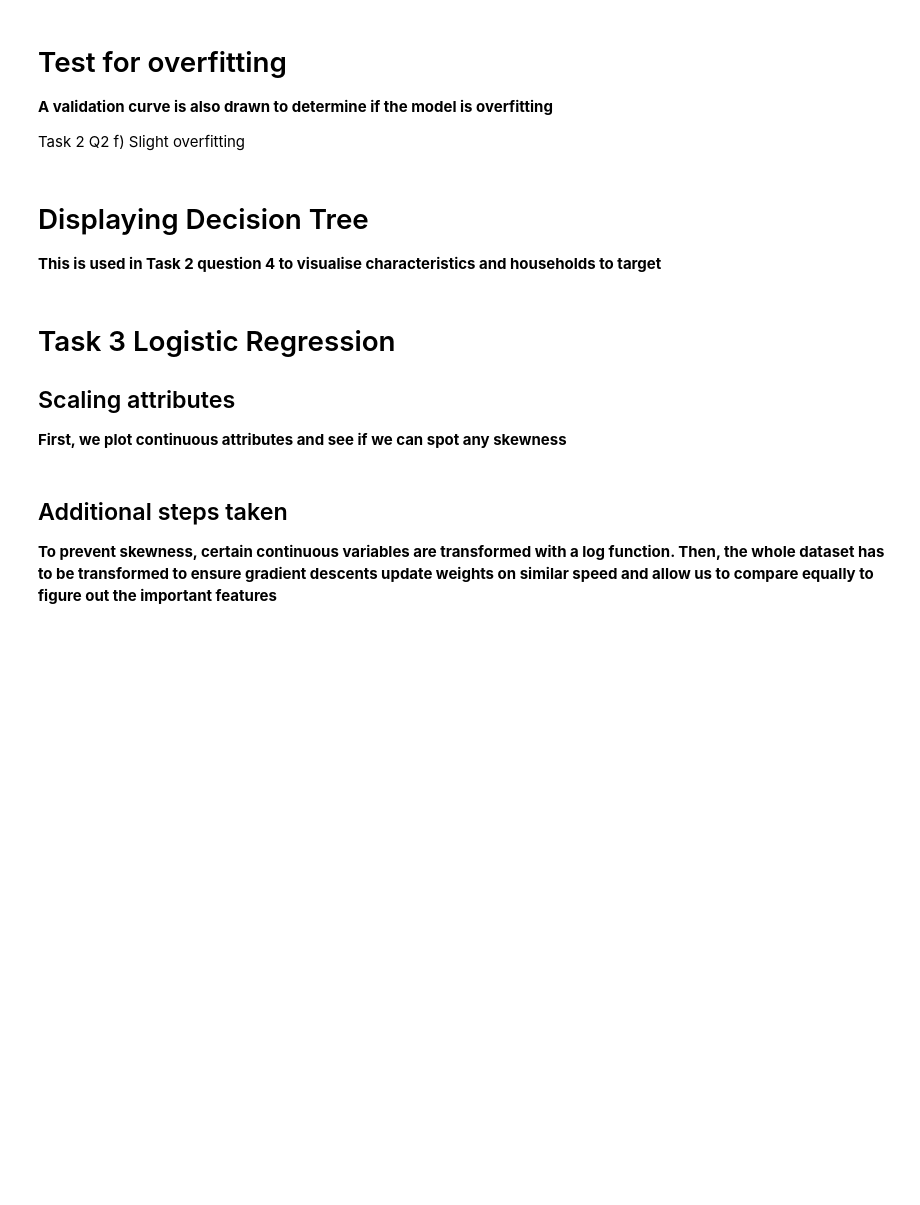
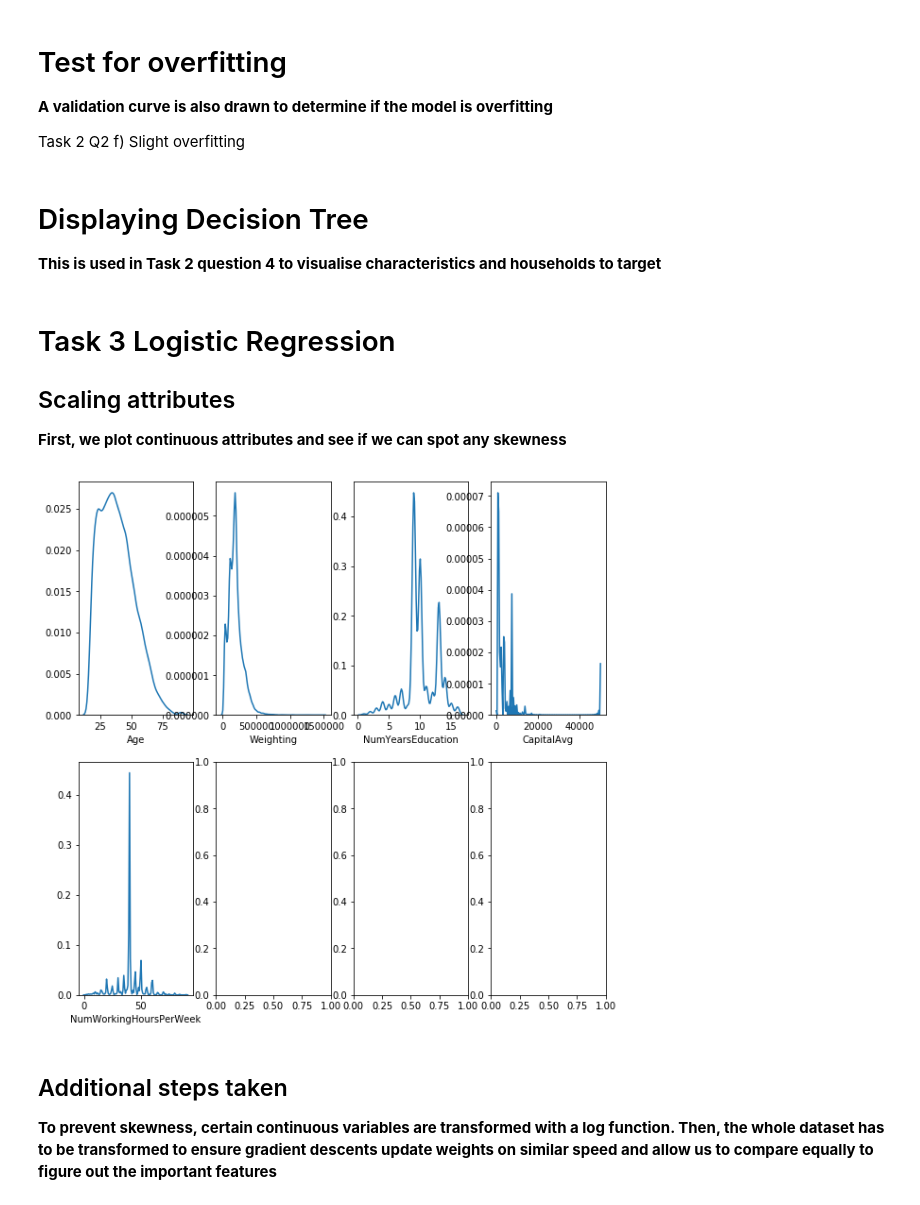
Before and after one commit to Wesleyzxc/DataMining, a Jupyter notebook: DMProj1.ipynb, the cells around one changed output. Saved outputs shown, nothing was run; the diff lists cells and outputs as text; code cells hidden in the pictures; blank space fills up the shorter version.

```diff
--- a/DMProj1.ipynb
+++ b/DMProj1.ipynb
@@ -202,6 +210,6 @@ By dropping ID, target variable and other object types, a decision tree can be f
 Cross-fold validation with k=10 is done to the training set of 70%, having 7% for each fold. Then, it is fitted and ready for analysis
 # %%
 # simple decision tree training
-clf = DecisionTreeClassifier(random_state=rs)
-K_fold = cross_val_score(clf, X_train, y_train, cv=10)
-clf.fit(X_train, y_train)
+dt = DecisionTreeClassifier(random_state=rs)
+K_fold = cross_val_score(dt, X_train, y_train, cv=10)
+dt.fit(X_train, y_train)
@@ -214,12 +229,12 @@ clf.fit(X_train, y_train)
 # %%
 # Task 2 1a
 print("---Task 2 1a: Training and Test accuracy---")
-print("Train accuracy:", clf.score(X_train, y_train))
-print("Test accuracy:", clf.score(X_test, y_test))
+print("Train accuracy:", dt.score(X_train, y_train))
+print("Test accuracy:", dt.score(X_test, y_test))
 
 # Task 2 1b
 # grab feature importances from the model and feature name from the original X
-importances = clf.feature_importances_[0:6]
+importances = dt.feature_importances_[0:6]
 feature_names = X.columns
 
 # sort them out in descending order
@@ -246,26 +278,26 @@ params= {'criterion': ['gini', 'entropy'],
           'min_samples_leaf': range(200, 600, 100)}
 tree_depth = np.arange(1,100)
 
-gs = GridSearchCV(clf, param_grid=params, iid=True, cv=5)
+gsDT = GridSearchCV(dt, param_grid=params, iid=True, cv=5)
 
 #K_fold_prediction = cross_val_score(gs, X_train, y_train, cv=3)
 #print("Accuracy: %0.2f (+/- %0.2f)" % (K_fold_prediction.mean(), K_fold_prediction.std() * 2))
 #print("Cross validation scores are:", K_fold_prediction)
 
-gs.fit(X_train, y_train)
+gsDT.fit(X_train, y_train)
 
 # Task 2 2a
 print("---Task 2 2a: Classification Accuracy---\n")
-print("Train accuracy:", gs.score(X_train, y_train))
-print("Test accuracy:", gs.score(X_test, y_test))
+print("Train accuracy:", gsDT.score(X_train, y_train))
+print("Test accuracy:", gsDT.score(X_test, y_test))
 
 # Best hyperparameter
-print("\n\n---Task 2 2c-e: Optimal variables---"')
-print (str(gs.best_params_))
-print (str(gs.best_estimator_))
+print("\n\n---Task 2 2c-e: Optimal variables---")
+print (str(gsDT.best_params_))
+print (str(gsDT.best_estimator_))
 
 # grab feature importances from the model and feature name from the original X
-importances = best_est.feature_importances_[0:6]
+importances = gsDT.best_estimator_.feature_importances_[0:6]
 feature_names = X.columns
 
 # sort them out in descending order
@@ -323,23 +376,34 @@ visualize_decision_tree(gs.best_estimator_, X.columns, "optimal_tree.png")
 ## Scaling attributes
 **First, we plot continuous attributes and see if we can spot any skewness**
 # %%
+dfLR = data_prep()
+# copy the dataframe
+
+## Preparation of dataset
+# target/input split
+y = dfLR['AtRisk']
+# Drop all object type
+X_log = dfLR.drop(['ID', 'CapitalLoss', 'CapitalGain', 'AtRisk'], axis=1)
+
 #age weighting numyearseducation
 #capitalavg numworkinghrspreweek
 # are continuous so the rest are removed
 
 cols_to_remove = ['Sex', 'CountryOfOrigin', 'Marital-Status', 'Occupation', 'Relationship', 'WorkClass', 'Education']
 # get columns from X
-cols = X.columns
+cols = X_log.columns
 cols = [col for col in cols]
 for i in cols_to_remove:
     cols.remove(i)
 
 # Graph for the continuous attributes
 fig, ax = plt.subplots(2,4, figsize=(10,10), sharex=False)
 for i, col in enumerate(cols):
-    sns.distplot(X[col].dropna(), hist=False, ax=ax[int(i/4)][i%4])
+    sns.distplot(X_log[col].dropna(), hist=False, ax=ax[int(i/4)][i%4])
 
 plt.show()
+# %% [output]
+[figure, added]
 # %% [markdown]
 ## Additional steps taken
 
```
Also changed, not shown: parts of 18 cells of this notebook.
